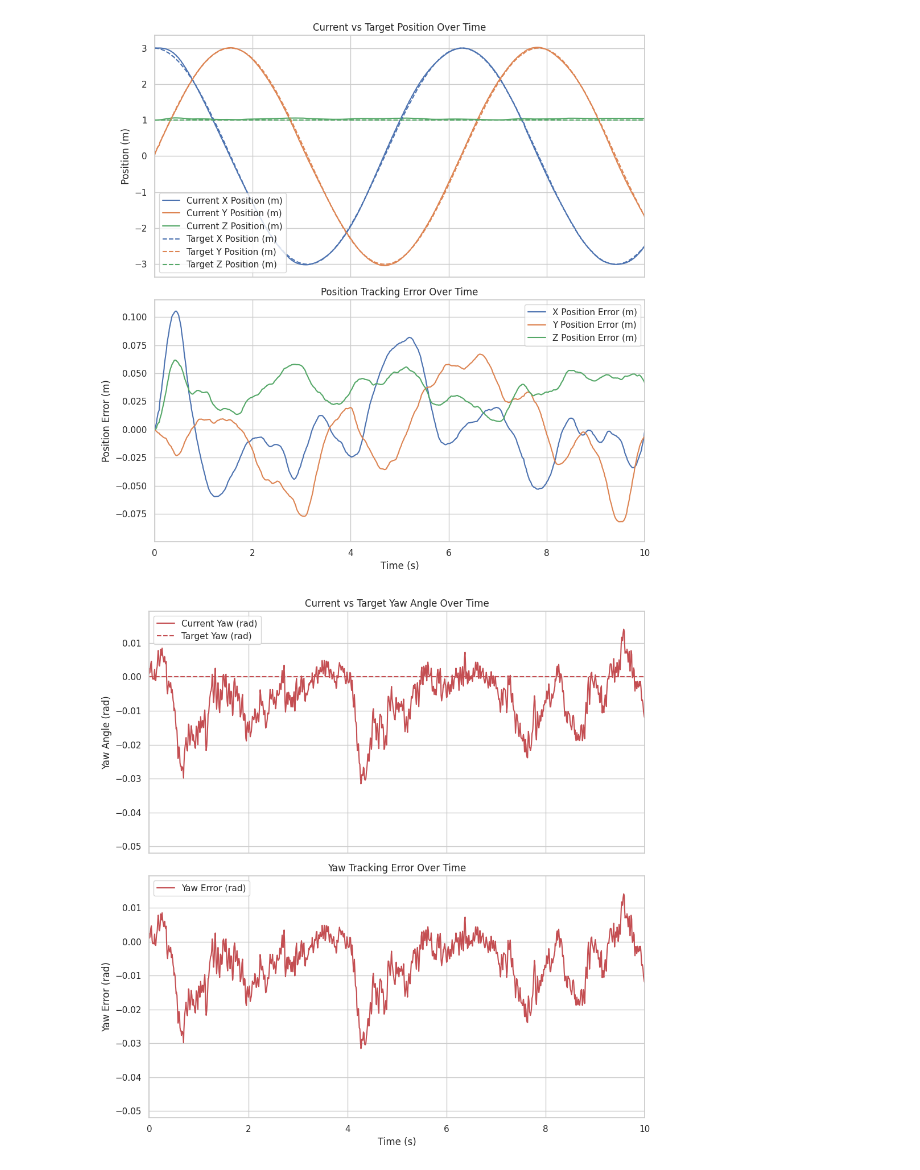
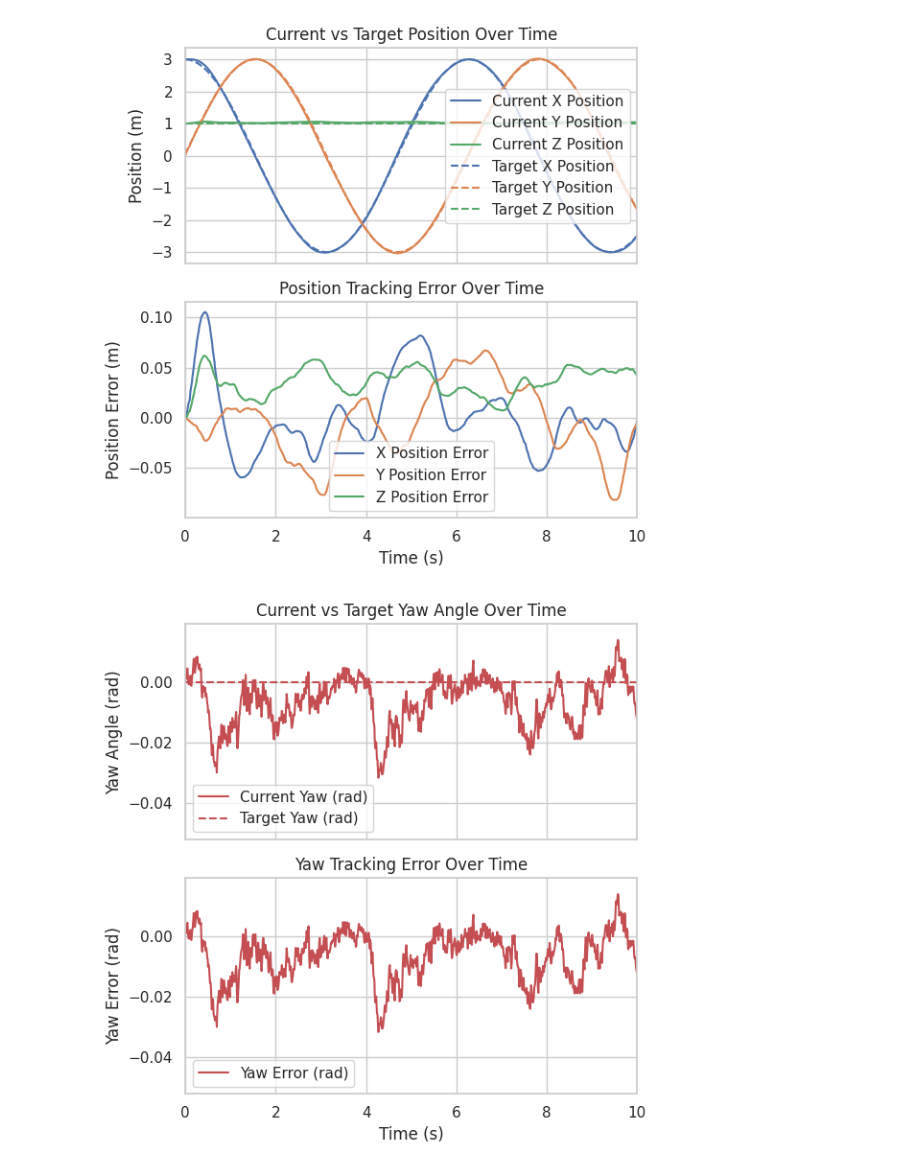
Before and after one commit to utiasDSL/safe-control-gym, a Jupyter notebook: lab2/plot.ipynb, the cells around one changed output. Drawn from its saved outputs; the diff is of its cells as text; code cells hidden in the pictures.

Commit message:
updated plots

```diff
--- a/lab2/plot.ipynb
+++ b/lab2/plot.ipynb
@@ -39,42 +39,42 @@ palette = sns.color_palette("deep", 4)  # 3 colors for x, y, z
 time_range = (0, 10)  # seconds
 # %%
 # Create figure and subplots
-fig, axes = plt.subplots(2, 1, figsize=(10, 10), sharex=True)  # 2 rows, 1 column, shared x-axis
+fig, axes = plt.subplots(2, 1, figsize=(6, 6), sharex=True)  # 2 rows, 1 column, shared x-axis
 
 # --- Top Plot: Current vs Target Position ---
-axes[0].plot(df['timestamp'], df['cur_pos_x'], label='Current X Position (m)', color=palette[0], linestyle='-')
-axes[0].plot(df['timestamp'], df['cur_pos_y'], label='Current Y Position (m)', color=palette[1], linestyle='-')
-axes[0].plot(df['timestamp'], df['cur_pos_z'], label='Current Z Position (m)', color=palette[2], linestyle='-')
+axes[0].plot(df['timestamp'], df['cur_pos_x'], label='Current X Position', color=palette[0], linestyle='-')
+axes[0].plot(df['timestamp'], df['cur_pos_y'], label='Current Y Position', color=palette[1], linestyle='-')
+axes[0].plot(df['timestamp'], df['cur_pos_z'], label='Current Z Position', color=palette[2], linestyle='-')
 
-axes[0].plot(df['timestamp'], df['target_pos_x'], label='Target X Position (m)', color=palette[0], linestyle='--')
-axes[0].plot(df['timestamp'], df['target_pos_y'], label='Target Y Position (m)', color=palette[1], linestyle='--')
-axes[0].plot(df['timestamp'], df['target_pos_z'], label='Target Z Position (m)', color=palette[2], linestyle='--')
+axes[0].plot(df['timestamp'], df['target_pos_x'], label='Target X Position', color=palette[0], linestyle='--')
+axes[0].plot(df['timestamp'], df['target_pos_y'], label='Target Y Position', color=palette[1], linestyle='--')
+axes[0].plot(df['timestamp'], df['target_pos_z'], label='Target Z Position', color=palette[2], linestyle='--')
 
 axes[0].set_xlim(time_range)
 axes[0].set_title('Current vs Target Position Over Time')
 axes[0].set_ylabel('Position (m)')
 axes[0].legend()
 
 # --- Bottom Plot: Position Tracking Error ---
-axes[1].plot(df['timestamp'], df['cur_pos_x'] - df['target_pos_x'], label='X Position Error (m)', color=palette[0], linestyle='-')
-axes[1].plot(df['timestamp'], df['cur_pos_y'] - df['target_pos_y'], label='Y Position Error (m)', color=palette[1], linestyle='-')
-axes[1].plot(df['timestamp'], df['cur_pos_z'] - df['target_pos_z'], label='Z Position Error (m)', color=palette[2], linestyle='-')
+axes[1].plot(df['timestamp'], df['cur_pos_x'] - df['target_pos_x'], label='X Position Error', color=palette[0], linestyle='-')
+axes[1].plot(df['timestamp'], df['cur_pos_y'] - df['target_pos_y'], label='Y Position Error', color=palette[1], linestyle='-')
+axes[1].plot(df['timestamp'], df['cur_pos_z'] - df['target_pos_z'], label='Z Position Error', color=palette[2], linestyle='-')
 
 axes[1].set_xlim(time_range)
 axes[1].set_title('Position Tracking Error Over Time')
 axes[1].set_xlabel('Time (s)')
 axes[1].set_ylabel('Position Error (m)')
 axes[1].legend()
 
 # Adjust layout and save
 plt.tight_layout()
-plt.savefig('./figures/position.png')
+plt.savefig('./figures/position.png', dpi=300)
 plt.show()
 # %% [output]
-[figure, old version]
+[figure, new version]
 # %%
 # Create figure and subplots
-fig, axes = plt.subplots(2, 1, figsize=(10, 10), sharex=True)  # 2 rows, 1 column, shared x-axis
+fig, axes = plt.subplots(2, 1, figsize=(6, 6), sharex=True)  # 2 rows, 1 column, shared x-axis
 
 # --- Top Plot: Current vs Target Yaw Angle ---
 axes[0].plot(df['timestamp'], df['cur_rpy_z'], label='Current Yaw (rad)', color=palette[3], linestyle='-')
@@ -97,7 +97,7 @@ axes[1].legend()
 
 # Adjust layout and save
 plt.tight_layout()
-plt.savefig('./figures/yaw.png')
+plt.savefig('./figures/yaw.png', dpi=300)
 plt.show()
 # %% [output]
-[figure, old version]
+[figure, new version]
```
Also changed, not shown: 4 other files.
